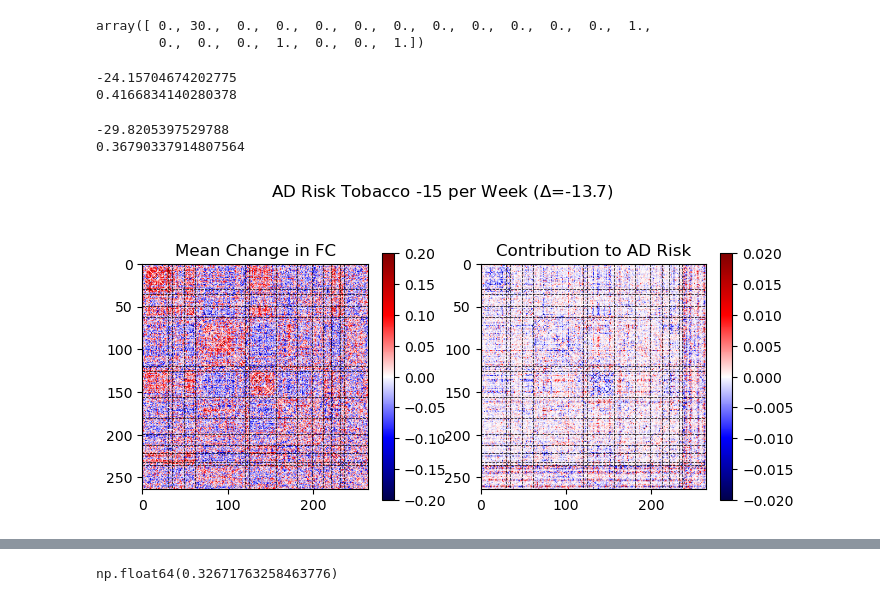
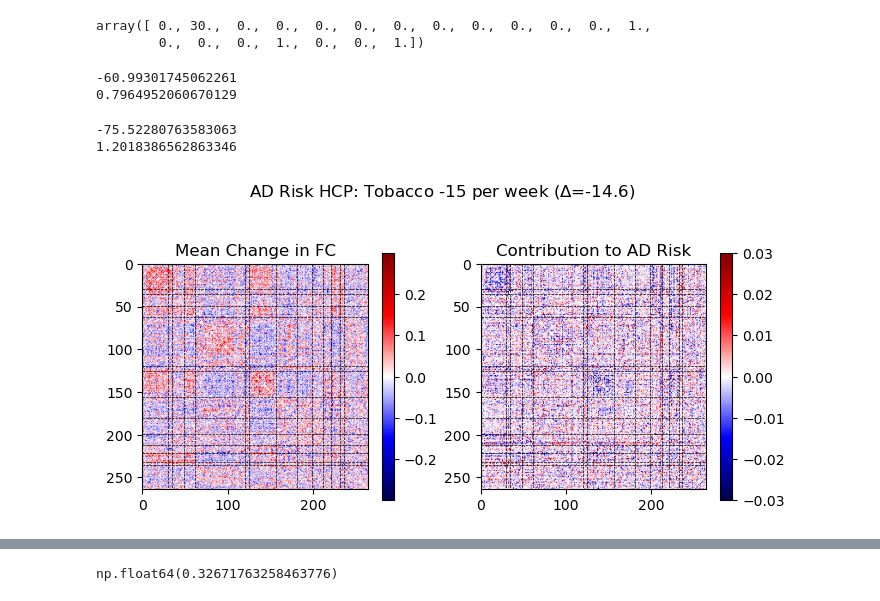
Before and after one commit to aorliche/PNC, a Jupyter notebook: HCP/HCP4GetADRisk.ipynb, the cells around one changed output, grey strips where cells are left out. Drawn from its saved outputs; the diff is of its cells as text; code cells hidden in the pictures.

```diff
--- a/HCP/HCP4GetADRisk.ipynb
+++ b/HCP/HCP4GetADRisk.ipynb
@@ -29,9 +29,9 @@ Done
 
 import pickle
 
-# adni = pickle.load(open('/home/anton/Documents/Tulane/Research/Work/ADNI/weights0.pkl', 'rb'))
-adni = {'coef': None, 'intercept': 0}
-adni['coef'] = pickle.load(open('/home/anton/Documents/Tulane/Research/Work/ADNI/corrBalanced.pkl', 'rb'))
+adni = pickle.load(open('/home/anton/Documents/Tulane/Research/Work/ADNI/weightsBalanced3.pkl', 'rb'))
+# adni = {'coef': None, 'intercept': 0}
+# adni['coef'] = pickle.load(open('/home/anton/Documents/Tulane/Research/Work/ADNI/corrBalanced.pkl', 'rb'))
 
 
 list(adni.keys())
@@ -39,0 +40,13 @@ list(adni.keys())
+# %%
+import matplotlib.pyplot as plt
+import numpy as np
+
+def vec2mat(v):
+    a,b = np.triu_indices(264,1)
+    m = np.zeros((264,264))
+    m[a,b] = v
+    return m+m.T
+
+plt.imshow(vec2mat(adni['coef']))
+plt.colorbar()
+plt.show()
@@ -65,8 +80,8 @@ for i in range(20):
 print(np.mean(vals))
 print(np.std(vals))
 # %% [output]
--24.15704674202775
-0.4166834140280378
+-60.99301745062261
+0.7964952060670129
 # %%
 # Height and AD https://pmc.ncbi.nlm.nih.gov/articles/PMC6037293/
 # Observational studies have linked increased adult height with better cognitive performance and reduced
@@ -82,10 +97,8 @@ for i in range(20):
         dd = d+0
         ndemo.append(dd)
 
-    # ndemo[1] = 0*np.ones(len(ndemo[1]))
+    # ndemo[4] = 0*np.ones(len(ndemo[1]))
     ndemo[4] -= 15
-    # ndemo[4] = 0*np.ones(len(ndemo[4]))
-    # ndemo[4] -= 15
 
     nsynth = vae.transform(len(dct['demos'][0]), ndemo, dct['types'])
     nsynth_mean += np.mean(nsynth, axis=0)/20
@@ -101,8 +114,8 @@ for i in range(20):
 print(np.mean(vals))
 print(np.std(vals))
 # %% [output]
--29.8205397529788
-0.36790337914807564
+-75.52280763583063
+1.2018386562863346
 # %%
 # Make two graphs: one mean change in FC, the other mean change in AD risk
 # Use seismic or RdBu colormaps
@@ -126,41 +139,41 @@ from matplotlib.colors import TwoSlopeNorm
 
 fig, ax = plt.subplots(1,2,figsize=(8,4))
 
-subject = 'Tobacco -15 per Week'
-delta = '-13.7'
+subject = 'HCP: Tobacco -15 per week'
+delta = '-14.6'
 diff = nsynth_mean-synth_mean
 diffw = w*diff
 tit = subject.replace(' ', '_')
 
-norm1 = TwoSlopeNorm(vmax=0.2, vmin=-0.2, vcenter=0)
-norm2 = TwoSlopeNorm(vmax=0.02, vmin=-0.02, vcenter=0)
+norm1 = TwoSlopeNorm(vmax=0.3, vmin=-0.3, vcenter=0)
+norm2 = TwoSlopeNorm(vmax=0.03, vmin=-0.03, vcenter=0)
 
 pos = ax[0].imshow(vec2mat(diff), norm=norm1, cmap='seismic')
 fig.colorbar(pos, ax=ax[0], shrink=0.8)
 
 pos = ax[1].imshow(vec2mat(diffw), norm=norm2, cmap='seismic')
 fig.colorbar(pos, ax=ax[1], shrink=0.8)
 
 for i in range(len(divis)-1):
     d = divis[i+1]
     ax[0].plot([0, 264], [d, d], color='black', linewidth=0.5, linestyle='--')
     ax[0].plot([d, d], [0, 264], color='black', linewidth=0.5, linestyle='--')
     ax[1].plot([0, 264], [d, d], color='black', linewidth=0.5, linestyle='--')
     ax[1].plot([d, d], [0, 264], color='black', linewidth=0.5, linestyle='--')
 
 ax[0].set_xlim([0,264])
 ax[0].set_ylim([264,0])
 ax[1].set_xlim([0,264])
 ax[1].set_ylim([264,0])
 
 ax[0].set_title('Mean Change in FC')
 ax[1].set_title('Contribution to AD Risk')
 
 fig.suptitle(f'AD Risk {subject} ($\\Delta$={delta})')
 fig.show()
-fig.savefig(f'/home/anton/Documents/Yale/HCP/Figures/FCChanges/{tit}.pdf')
+# fig.savefig(f'/home/anton/Documents/Yale/HCP/Figures/FCChanges2/{tit}.pdf')
 # %% [output]
-[figure, old version]
+[figure, new version]
 # %%
 # Individual ROIs
 
```
Also changed, not shown: parts of 3 cells of this notebook, 6 other files.
